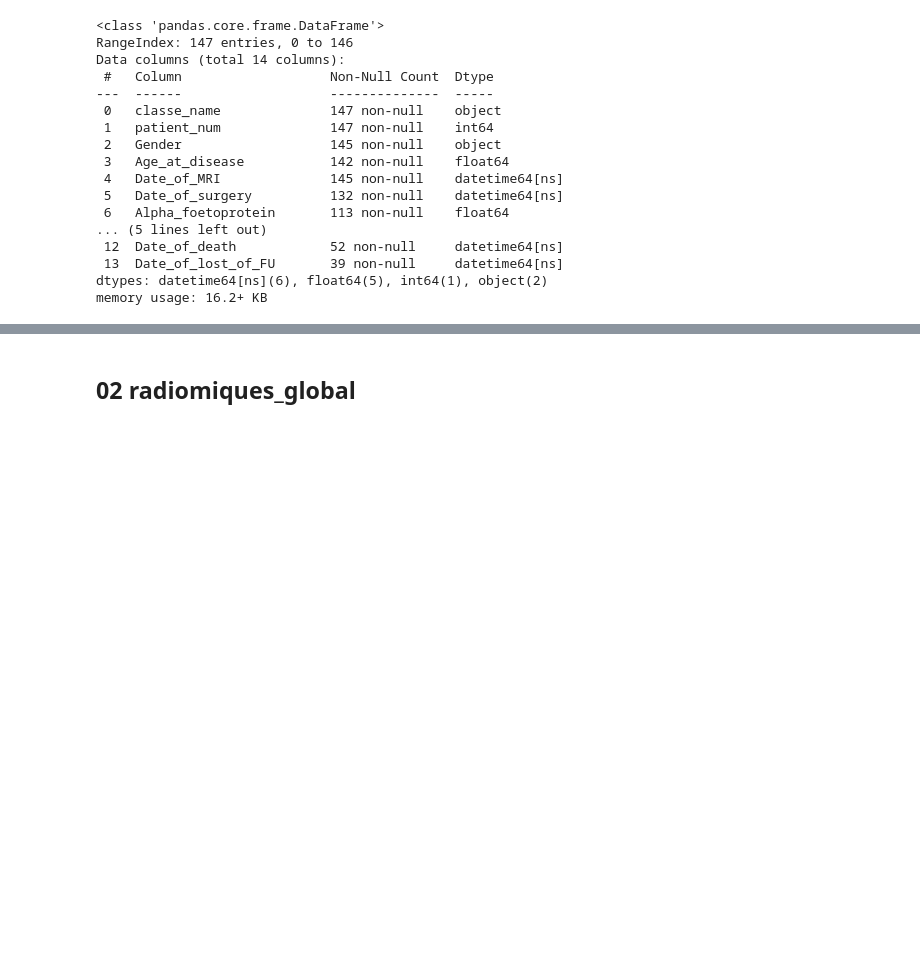
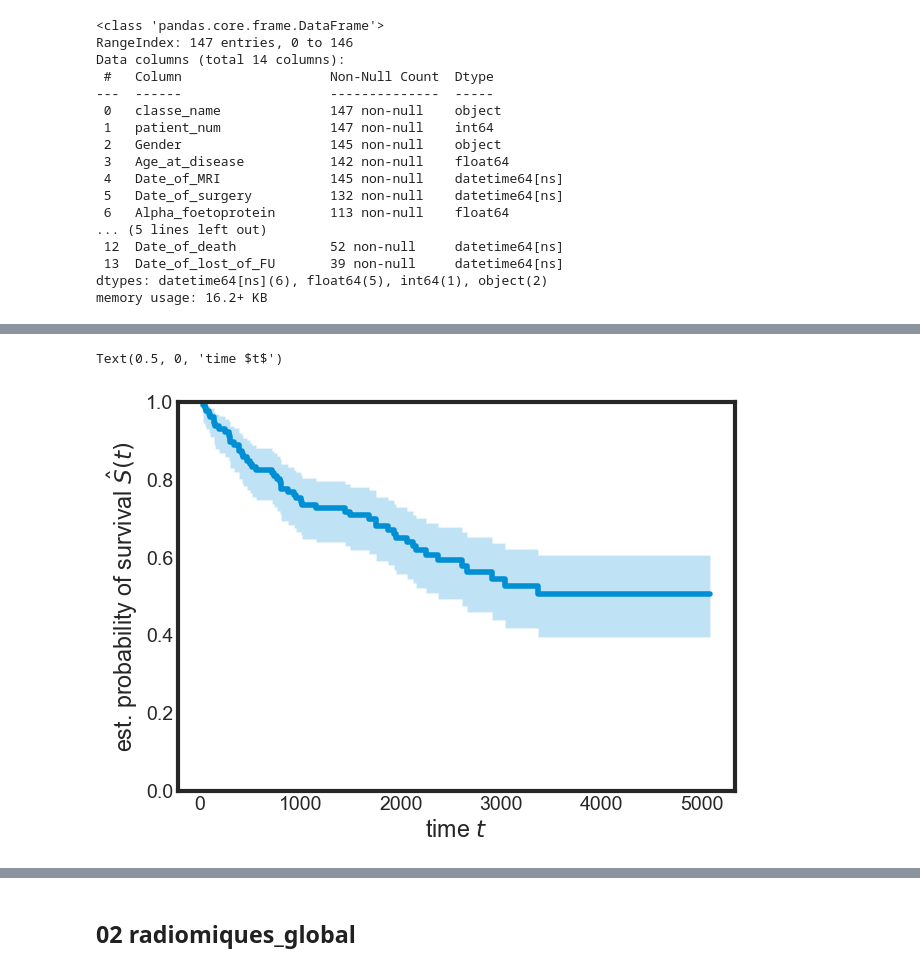
Before and after one commit to V1ncenttt/liver-cancer-survival-analysis, a Jupyter notebook: data_analyse.ipynb, the cells around one changed output, grey strips where cells are left out. Cells and saved outputs as stored; diff of their text form; code cells hidden in the pictures; blank space fills up the shorter version.

```diff
--- a/data_analyse.ipynb
+++ b/data_analyse.ipynb
@@ -65,0 +73,18 @@ plt.show()
+# %%
+def survival_time_calculation(row):
+    today = pd.Timestamp('2024-06-03')
+    if row['Death'] is False:
+        if pd.isna(row['Date_of_lost_of_FU']):
+            return today - row['Date_of_MRI']
+        else:
+            return row['Date_of_lost_of_FU'] - row['Date_of_MRI']
+    else:
+        return row['Date_of_death'] - row['Date_of_MRI']
+# %%
+df = data_patient.copy()
+df['Death'] = df.apply(
+    lambda row: True if row['Death'] == 1 else (False if row['Death'] == 0 else row['Death']),
+    axis=1
+)
+df['Death'] = df['Death'].astype(bool)
+df.info()
@@ -65,0 +109,6 @@ plt.show()
+# %%
+# Calculate survival time
+df['survival_time'] = df.apply(survival_time_calculation, axis=1)
+df['survival_time'] = df['survival_time'].dt.days
+df_s_t = df.dropna(subset=['Date_of_MRI','Death','survival_time'])
+df_s_t.head()
@@ -65,0 +122,12 @@ plt.show()
+# %%
+time, survival_prob, conf_int = kaplan_meier_estimator(
+    df_s_t['Death'], df_s_t['survival_time'], conf_type="log-log"
+)
+plt.step(time, survival_prob, where="post")
+plt.fill_between(time, conf_int[0], conf_int[1], alpha=0.25, step="post")
+plt.ylim(0, 1)
+plt.ylabel(r"est. probability of survival $\hat{S}(t)$")
+plt.xlabel("time $t$")
+# %% [output]
+Text(0.5, 0, 'time $t$')
+[figure, added]
```
Also changed, not shown: parts of 30 cells of this notebook.
